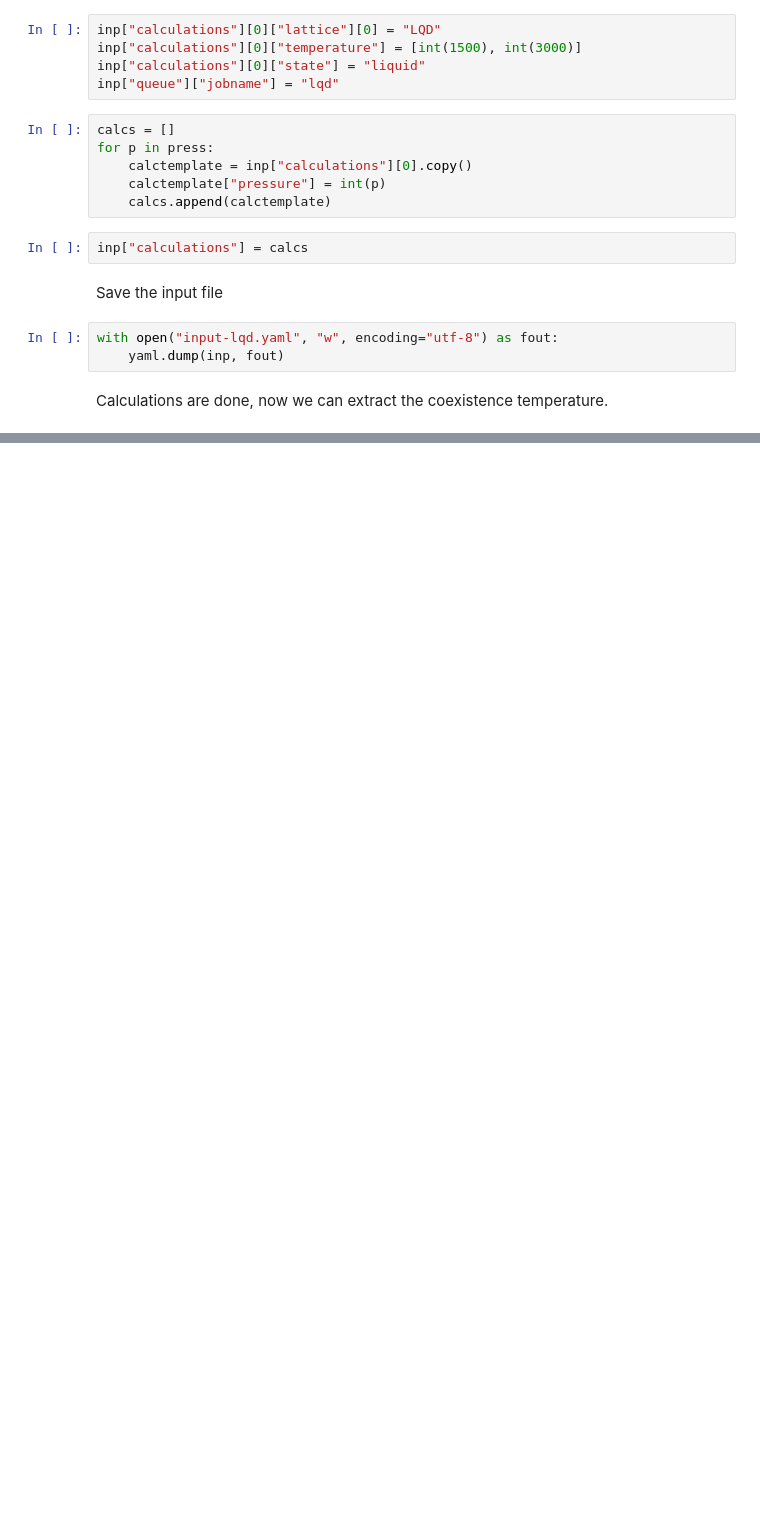
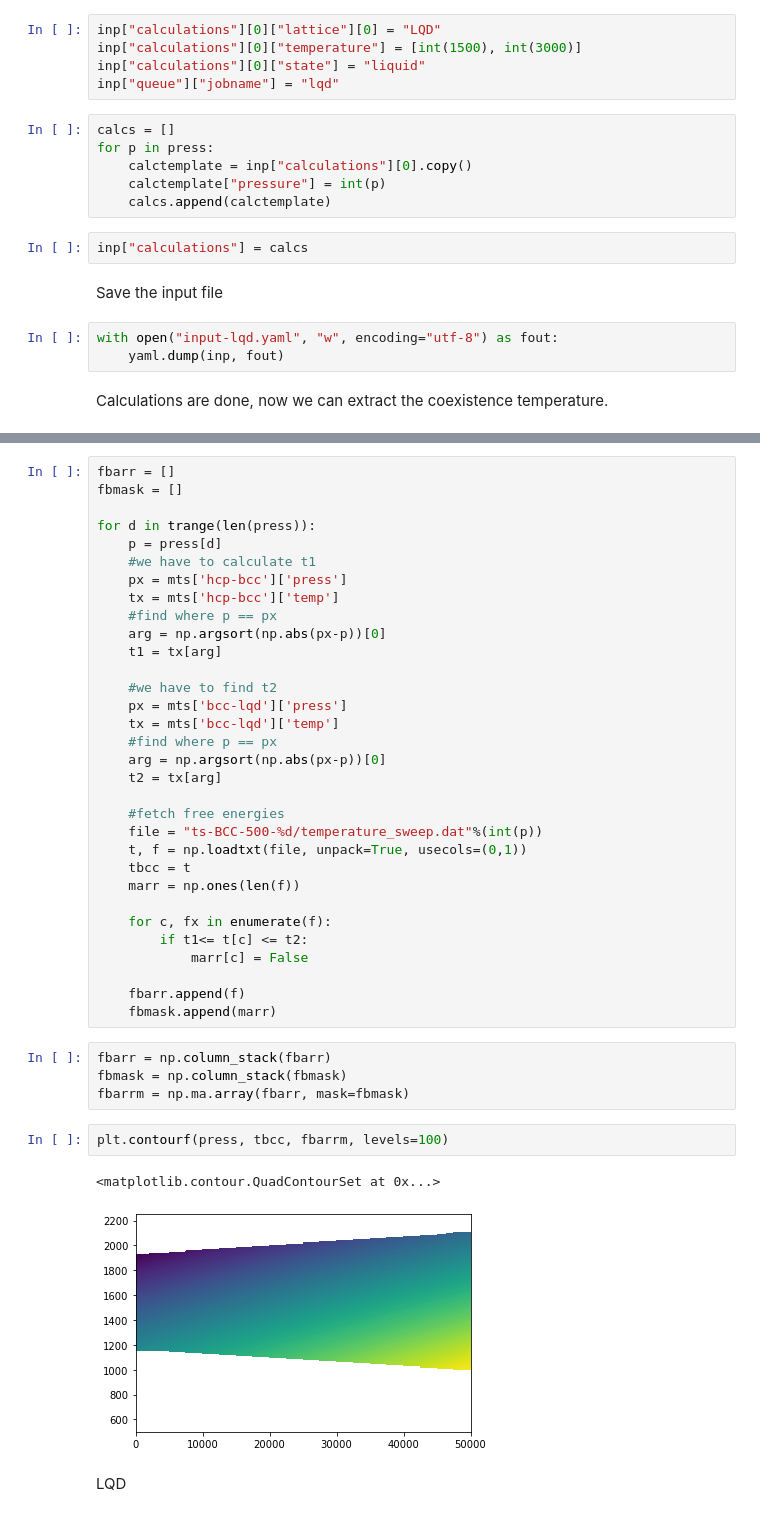
Before and after one commit to srmnitc/calphy-publication-examples, a Jupyter notebook: Application_B/analysis.ipynb, the cells around one changed output, grey strips where cells are left out. Drawn from its saved outputs; the diff is of its cells as text; blank space fills up the shorter version.

```diff
--- a/Application_B/analysis.ipynb
+++ b/Application_B/analysis.ipynb
@@ -101,0 +149,43 @@ Calculations are done, now we can extract the coexistence temperature.
+# %%
+fbarr = []
+fbmask = []
+
+for d in trange(len(press)):
+    p = press[d]
+    #we have to calculate t1
+    px = mts['hcp-bcc']['press']
+    tx = mts['hcp-bcc']['temp']
+    #find where p == px
+    arg = np.argsort(np.abs(px-p))[0]
+    t1 = tx[arg]
+
+    #we have to find t2
+    px = mts['bcc-lqd']['press']
+    tx = mts['bcc-lqd']['temp']
+    #find where p == px
+    arg = np.argsort(np.abs(px-p))[0]
+    t2 = tx[arg]
+
+    #fetch free energies
+    file = "ts-BCC-500-%d/temperature_sweep.dat"%(int(p))
+    t, f = np.loadtxt(file, unpack=True, usecols=(0,1))
+    tbcc = t
+    marr = np.ones(len(f))
+
+    for c, fx in enumerate(f):
+        if t1<= t[c] <= t2:
+            marr[c] = False
+
+    fbarr.append(f)
+    fbmask.append(marr)
+# %%
+fbarr = np.column_stack(fbarr)
+fbmask = np.column_stack(fbmask)
+fbarrm = np.ma.array(fbarr, mask=fbmask)
+# %%
+plt.contourf(press, tbcc, fbarrm, levels=100)
+# %% [output]
+<matplotlib.contour.QuadContourSet at 0x...>
+[figure, added]
+# %% [markdown]
+LQD
```
Also changed, not shown: parts of 15 cells of this notebook, 1 other file.
